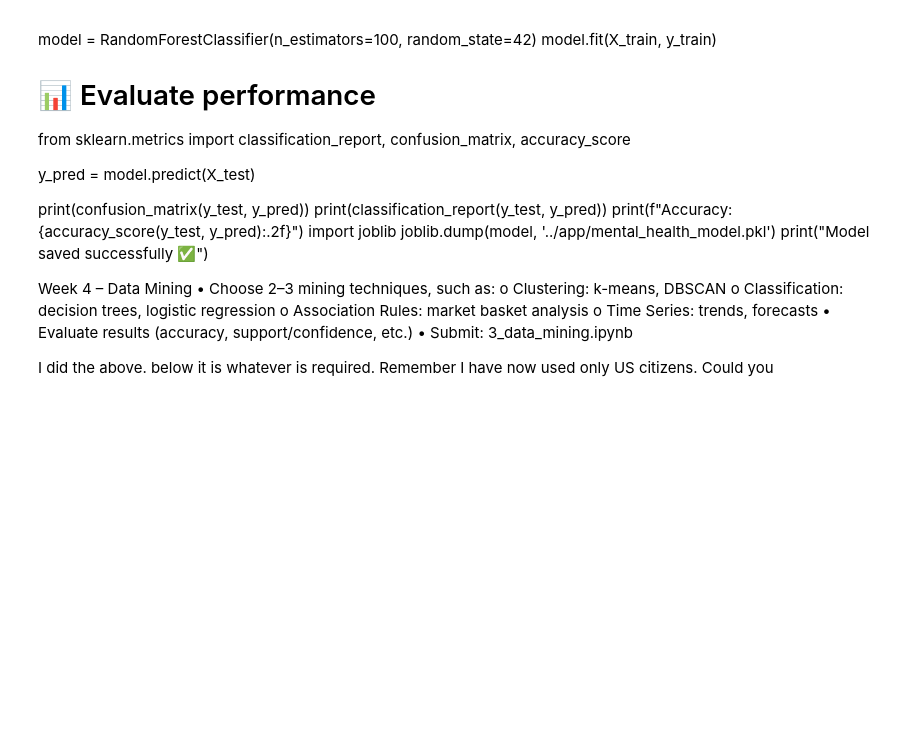
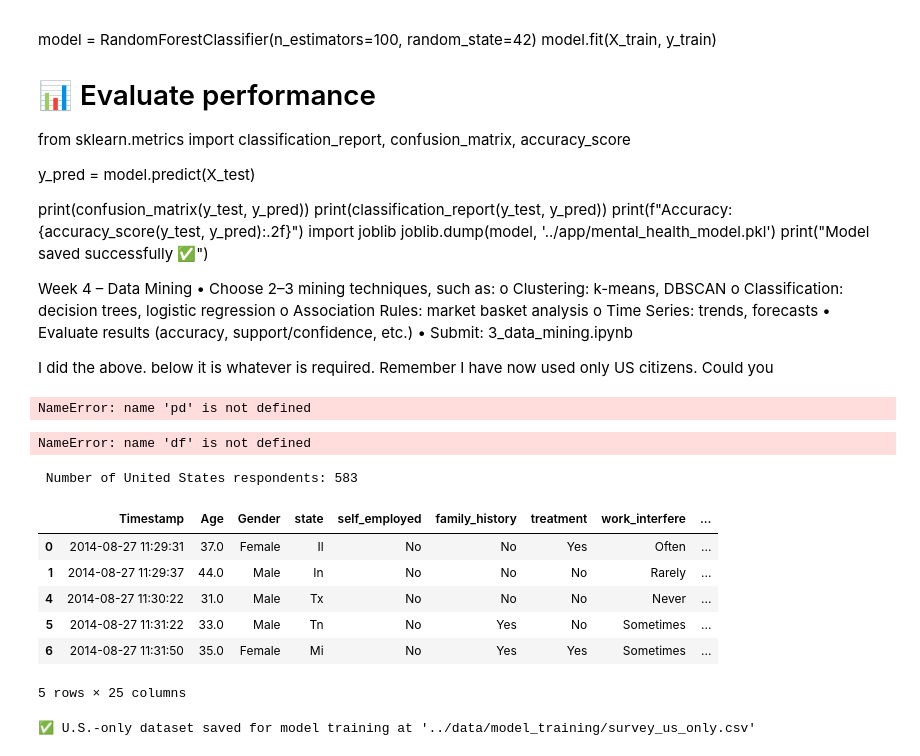
Before and after one commit to markchweya/DSA2040A_DataMining_Group1, a Jupyter notebook: DSA2040A_DataMining_Group1/notebooks/3_data_mining.ipynb, the cells around one changed output. Drawn from its saved outputs; the diff is of its cells as text; code cells hidden in the pictures; blank space fills up the shorter version.

```diff
--- a/DSA2040A_DataMining_Group1/notebooks/3_data_mining.ipynb
+++ b/DSA2040A_DataMining_Group1/notebooks/3_data_mining.ipynb
@@ -156,3 +146,15 @@ Submit: 3_data_mining.ipynb
 
 
 I did the above. below it is whatever is required. Remember I have now used only US citizens. Could you
+# %%
+# One-hot encode the 'state' column for proper use in modeling
+df = pd.get_dummies(df, columns=['state'], drop_first=True)
+# %% [output]
+NameError: name 'pd' is not defined
+# %%
+import pandas as pd
+
+# One-hot encode the 'state' column
+df = pd.get_dummies(df, columns=['state'], drop_first=True)
+# %% [output]
+NameError: name 'df' is not defined
@@ -158,0 +179,29 @@ I did the above. below it is whatever is required. Remember I have now used only
+# %%
+# 📂 Step 2: Load the cleaned dataset
+df = pd.read_csv('../data/final/survey_cleaned.csv')
+
+# 🌎 Filter only United States respondents
+df = df[df['Country'] == 'United States'].copy()
+
+# 🧹 Drop the 'Country' column since it's now constant
+df.drop(columns=['Country'], inplace=True)
+
+# 👥 Count and preview
+print(f" Number of United States respondents: {len(df)}")
+df.head()
+# %% [output]
+ Number of United States respondents: 583
+|  | Timestamp | Age | Gender | state | self_employed | family_history | treatment | work_interfere | ... |
+| 0 | 2014-08-27 11:29:31 | 37.0 | Female | Il | No | No | Yes | Often | ... |
+| 1 | 2014-08-27 11:29:37 | 44.0 | Male | In | No | No | No | Rarely | ... |
+| 4 | 2014-08-27 11:30:22 | 31.0 | Male | Tx | No | No | No | Never | ... |
+| 5 | 2014-08-27 11:31:22 | 33.0 | Male | Tn | No | Yes | No | Sometimes | ... |
+| 6 | 2014-08-27 11:31:50 | 35.0 | Female | Mi | No | Yes | Yes | Sometimes | ... |
+5 rows × 25 columns
+# %%
+# 💾 Save the filtered U.S. dataset for model training
+os.makedirs('../data/model_training/', exist_ok=True)
+df.to_csv('../data/model_training/survey_us_only.csv', index=False)
+print("✅ U.S.-only dataset saved for model training at '../data/model_training/survey_us_only.csv'")
+# %% [output]
+✅ U.S.-only dataset saved for model training at '../data/model_training/survey_us_only.csv'
```
Also changed, not shown: parts of 12 cells of this notebook, 1 other file.
